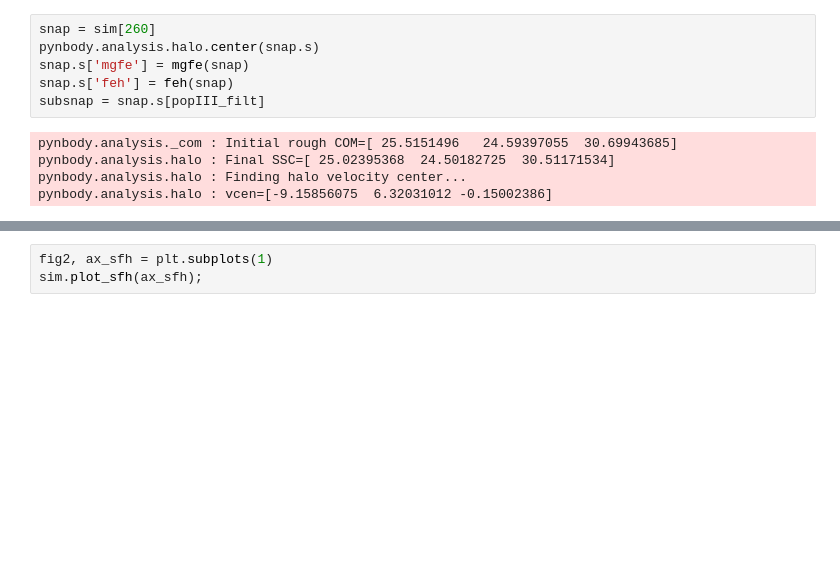
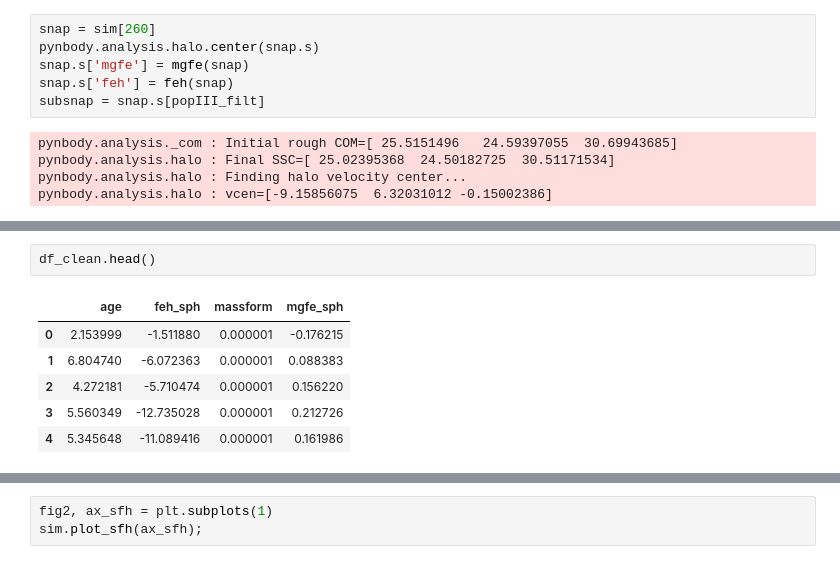
Before and after one commit to elehcim/simulation, a Jupyter notebook: notebooks/MgFe/MgFe.ipynb, the cells around one changed output, grey strips where cells are left out. Drawn from its saved outputs; the diff is of its cells as text; blank space fills up the shorter version.

```diff
--- a/notebooks/MgFe.ipynb
+++ b/notebooks/MgFe/MgFe.ipynb
@@ -121,2 +149,11 @@ mgfe        5870 non-null float32
 dtypes: float32(4)
 memory usage: 137.6 KB
+# %%
+df_clean.head()
+# %% [output]
+|  | age | feh_sph | massform | mgfe_sph |
+| 0 | 2.153999 | -1.511880 | 0.000001 | -0.176215 |
+| 1 | 6.804740 | -6.072363 | 0.000001 | 0.088383 |
+| 2 | 4.272181 | -5.710474 | 0.000001 | 0.156220 |
+| 3 | 5.560349 | -12.735028 | 0.000001 | 0.212726 |
+| 4 | 5.345648 | -11.089416 | 0.000001 | 0.161986 |
```
Also changed, not shown: parts of 16 cells of this notebook, 11 other files.
